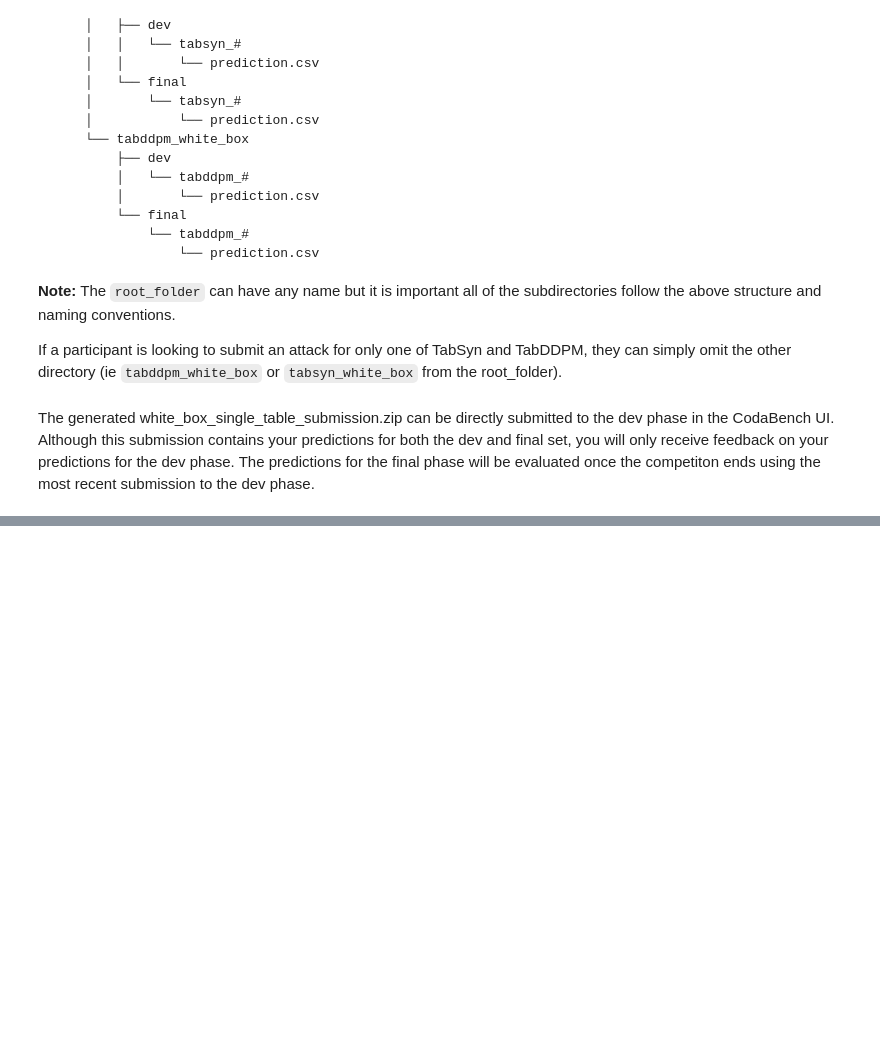
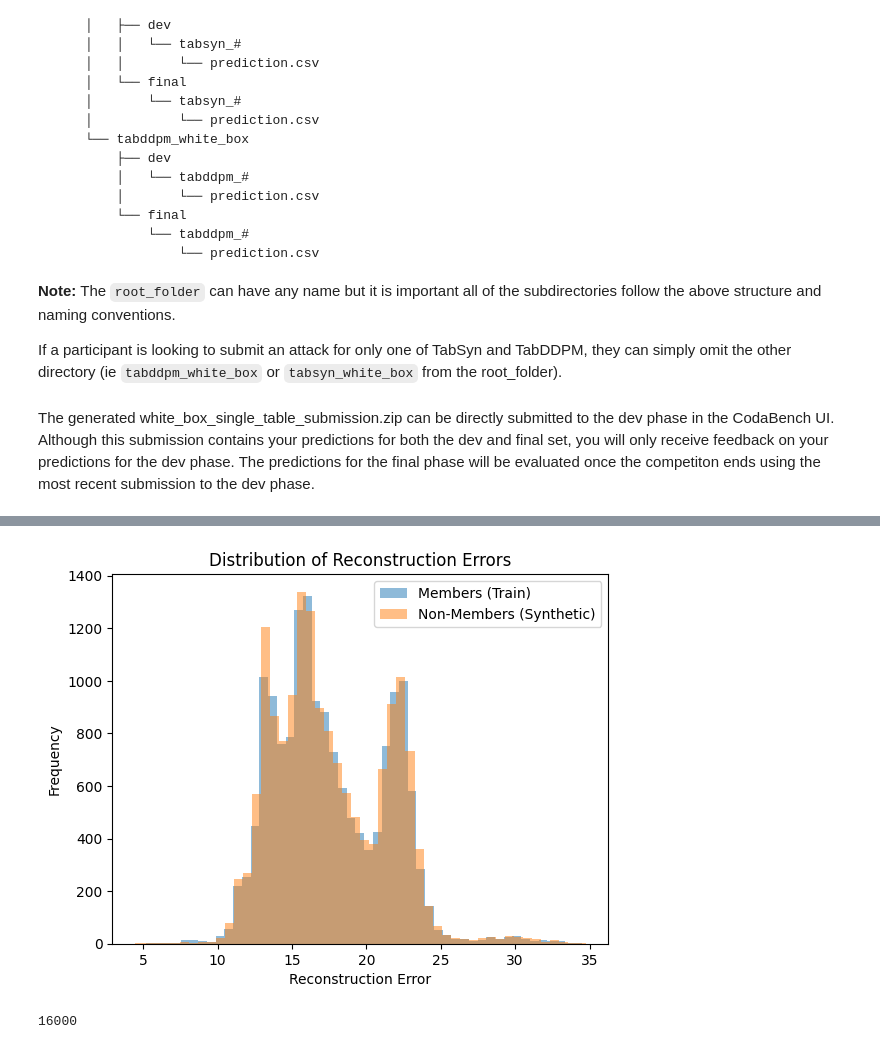
Before and after one commit to viditagg2005/MIDSTModels, a Jupyter notebook: starter_kits/whitebox_single_table.ipynb, the cells around one changed output, grey strips where cells are left out. Drawn from its saved outputs; the diff is of its cells as text; code cells hidden in the pictures; blank space fills up the shorter version.

```diff
--- a/starter_kits/whitebox_single_table.ipynb
+++ b/starter_kits/whitebox_single_table.ipynb
@@ -189,0 +879,21 @@ The generated white_box_single_table_submission.zip can be directly submitted to
+# %%
+import matplotlib.pyplot as plt
+
+# Compute reconstruction errors for members (train data)
+train_errors = compute_reconstruction_errors(train_features, model, t=5)[:16000]
+synthetic_train_errors = compute_reconstruction_errors(synthetic_train, model,t =5)
+
+# Plot histograms
+plt.hist(train_errors.cpu().numpy(), bins=50, alpha=0.5, label='Members (Train)')
+plt.hist(synthetic_train_errors.cpu().numpy(), bins=50, alpha=0.5, label='Non-Members (Synthetic)')
+plt.xlabel('Reconstruction Error')
+plt.ylabel('Frequency')
+plt.legend()
+plt.title('Distribution of Reconstruction Errors')
+plt.show()
+# %% [output]
+[figure, added]
+# %%
+len(synthetic_train_errors)
+# %% [output]
+16000
```
Also changed, not shown: parts of 36 cells of this notebook.
